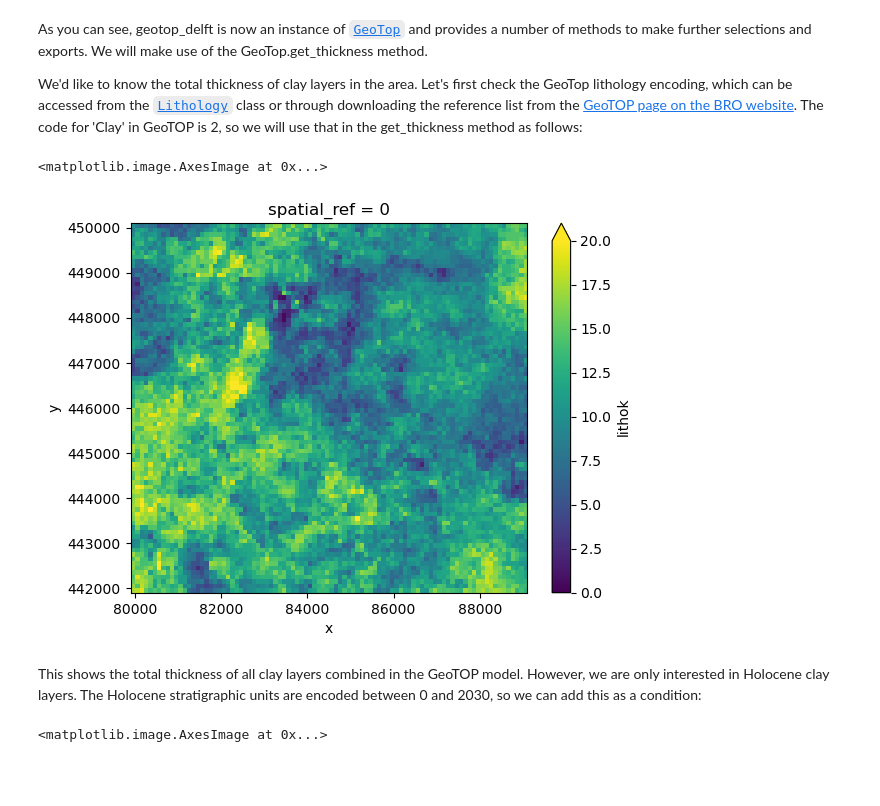
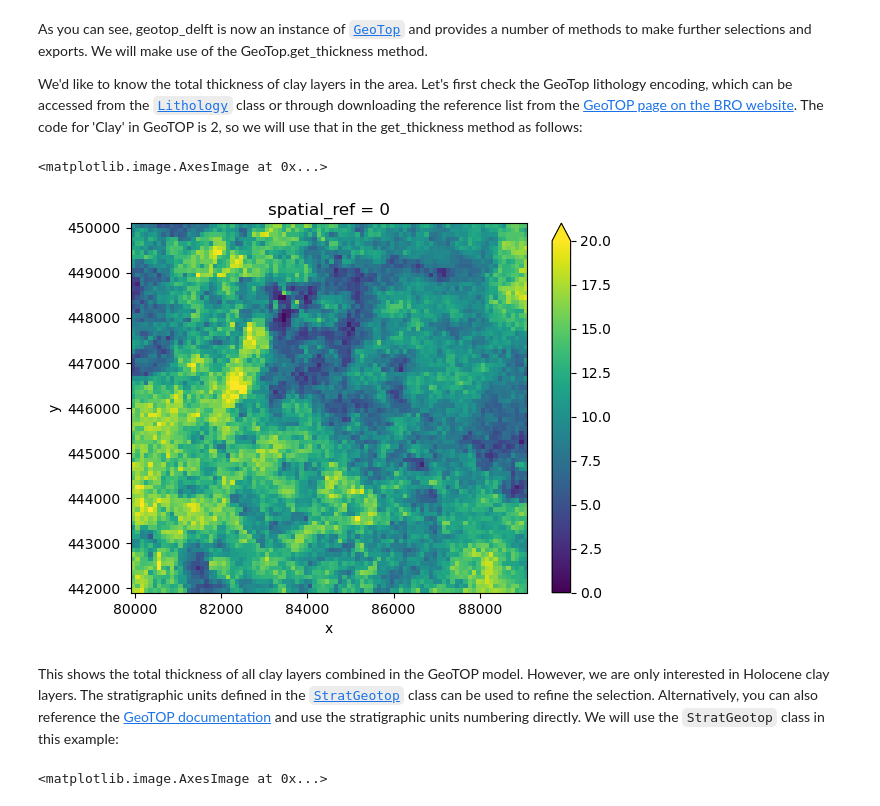
Before and after one commit to Deltares-research/geost, a Jupyter notebook: docs/examples/geotop_thickness_maps.ipynb, the cells around one changed output. Cells and saved outputs as stored; diff of their text form; code cells hidden in the pictures; blank space fills up the shorter version.

Commit message:
Improved examples

```diff
--- a/docs/examples/geotop_thickness_maps.ipynb
+++ b/docs/examples/geotop_thickness_maps.ipynb
@@ -10,9 +10,10 @@ bounding box.
 # %%
 from geost.bro import GeoTop
 
-geotop_delft = GeoTop.from_opendap(bbox=(80000, 442000, 89000, 450000))
+# Load the GeoTOP model for the Delft area
+geotop = GeoTop.from_opendap(bbox=(80000, 442000, 89000, 450000))
 
-print(geotop_delft)
+print(geotop)
 # %% [output]
 GeoTop
 Data variables:
@@ -41,13 +42,19 @@ GeoTop lithology encoding, which can be accessed from the [`Lithology`](../api_r
 class or through downloading the reference list from the [GeoTOP page on the BRO website](https://basisregistratieondergrond.nl/inhoud-bro/registratieobjecten/modellen/geotop-gtm/).
 The code for 'Clay' in GeoTOP is 2, so we will use that in the get_thickness method as follows:
 # %%
-thickness_clay = geotop_delft.get_thickness(geotop_delft["lithok"] == 2)
+# Import the Lithology class to access GeoTOP lithological types
+from geost.bro import Lithology
+
+# Get the thickness of clay layers in the GeoTOP model and plot it
+thickness_clay = geotop.get_thickness(geotop["lithok"] == Lithology.clay)
 thickness_clay.plot.imshow(vmin=0, vmax=20)
 # %% [output]
 <matplotlib.image.AxesImage at 0x...>
-[figure, old version]
+[figure, new version]
 # %% [markdown]
 This shows the total thickness of all clay layers combined in the GeoTOP model. However,
-we are only interested in Holocene clay layers. The Holocene stratigraphic units are encoded
-between 0 and 2030, so we can add this as a condition:
+we are only interested in Holocene clay layers. The stratigraphic units defined in the
+[`StratGeotop`](../api_reference/geotop_selection.rst) class can be used to refine the selection. Alternatively,
+you can also reference the [GeoTOP documentation](https://basisregistratieondergrond.nl/inhoud-bro/registratieobjecten/modellen/geotop-gtm/) and use the stratigraphic units numbering
+directly. We will use the `StratGeotop` class in this example:
 # %%
```
Also changed, not shown: parts of 2 cells of this notebook, 1 other file.
